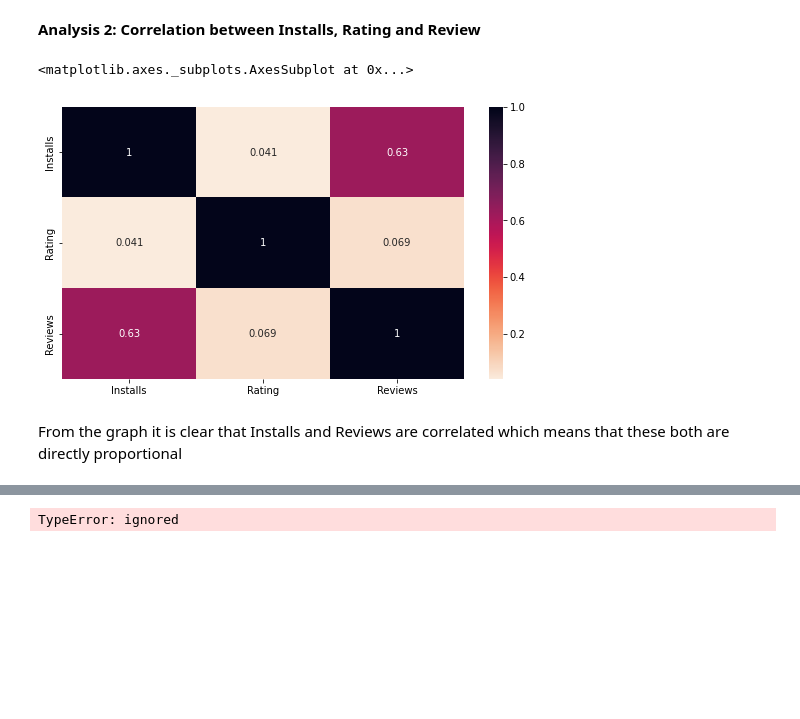
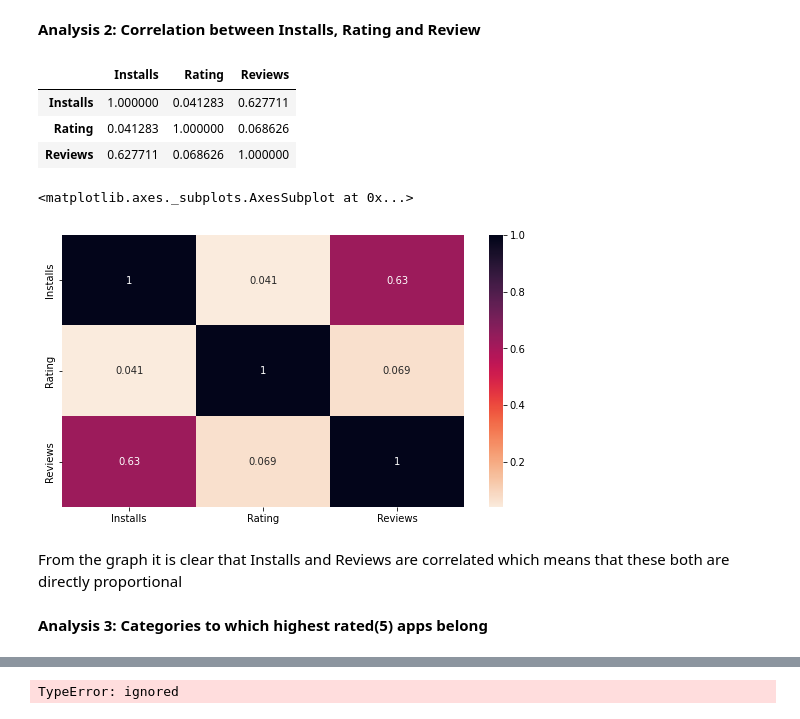
Before and after one commit to ankii7546/Play-Store-App-Review-Analysis, a Jupyter notebook: Capstone_Project_Play_Store_App_Review_Analysis_Individual.ipynb, the cells around one changed output, grey strips where cells are left out. Saved outputs shown, nothing was run; the diff lists cells and outputs as text; code cells hidden in the pictures; blank space fills up the shorter version.

```diff
--- a/Capstone_Project_Play_Store_App_Review_Analysis_Individual.ipynb
+++ b/Capstone_Project_Play_Store_App_Review_Analysis_Individual.ipynb
@@ -266,9 +287,18 @@ array([<matplotlib.axes._subplots.AxesSubplot object at 0x...>],
 **Analysis 2: Correlation between Installs, Rating and Review**
 # %%
 corr_df=store_df[['Installs','Rating','Reviews']].corr()
-sns.heatmap(corr_df,cmap='rocket_r',  annot=True)
+corr_df
 # %% [output]
-<matplotlib.axes._subplots.AxesSubplot at 0x...>
-[figure, removed]
+|  | Installs | Rating | Reviews |
+| Installs | 1.000000 | 0.041283 | 0.627711 |
+| Rating | 0.041283 | 1.000000 | 0.068626 |
+| Reviews | 0.627711 | 0.068626 | 1.000000 |
+# %%
+sns.heatmap(corr_df,cmap='rocket_r',  annot=True)
+# %% [output]
+<matplotlib.axes._subplots.AxesSubplot at 0x...>
+[figure, added]
 # %% [markdown]
 From the graph it is clear that Installs and Reviews are correlated which means that these both are directly proportional
+# %% [markdown]
+**Analysis 3: Categories to which highest rated(5) apps belong**
```
Also changed, not shown: parts of 6 cells of this notebook.
